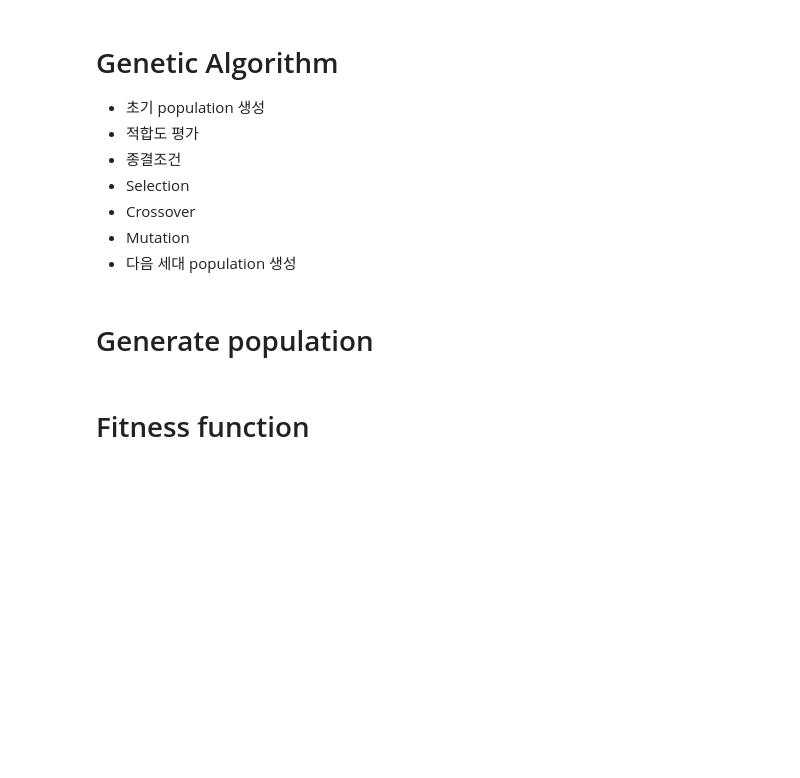
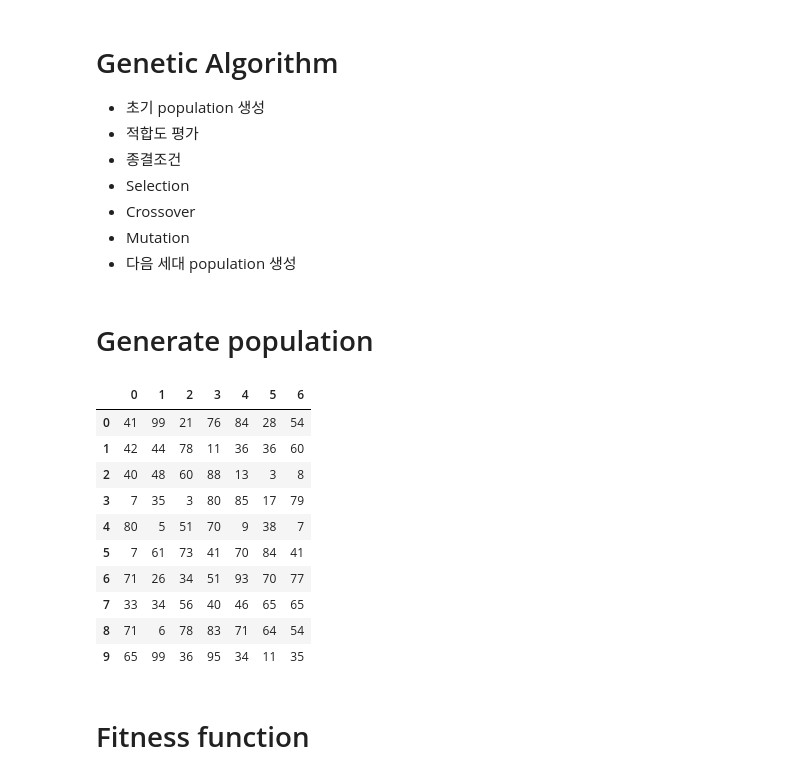
Before and after one commit to gon2gon2/study, a Jupyter notebook: meta_heuristic/GA.ipynb, the cells around one changed output. Saved outputs shown, nothing was run; the diff lists cells and outputs as text; code cells hidden in the pictures; blank space fills up the shorter version.

```diff
--- a/meta_heuristic/GA.ipynb
+++ b/meta_heuristic/GA.ipynb
@@ -19,8 +19,23 @@ def gen_pop(gene, pop_size):
     initial_pop = []
     for i in range(pop_size):
         np.random.randint(low=0, high=100, size=gene)
-        initial_pop.append(np.random.randint(low=0, high=100, size=gene))
+        initial_pop.append(list(np.random.randint(low=0, high=100, size=gene)))
     return initial_pop
+# %%
+init_pop = gen_pop(7,10)
+pd.DataFrame(init_pop)
+# %% [output]
+|  | 0 | 1 | 2 | 3 | 4 | 5 | 6 |
+| 0 | 41 | 99 | 21 | 76 | 84 | 28 | 54 |
+| 1 | 42 | 44 | 78 | 11 | 36 | 36 | 60 |
+| 2 | 40 | 48 | 60 | 88 | 13 | 3 | 8 |
+| 3 | 7 | 35 | 3 | 80 | 85 | 17 | 79 |
+| 4 | 80 | 5 | 51 | 70 | 9 | 38 | 7 |
+| 5 | 7 | 61 | 73 | 41 | 70 | 84 | 41 |
+| 6 | 71 | 26 | 34 | 51 | 93 | 70 | 77 |
+| 7 | 33 | 34 | 56 | 40 | 46 | 65 | 65 |
+| 8 | 71 | 6 | 78 | 83 | 71 | 64 | 54 |
+| 9 | 65 | 99 | 36 | 95 | 34 | 11 | 35 |
 # %% [markdown]
 # Fitness function
 # %%
```
Also changed, not shown: parts of 8 cells of this notebook.
